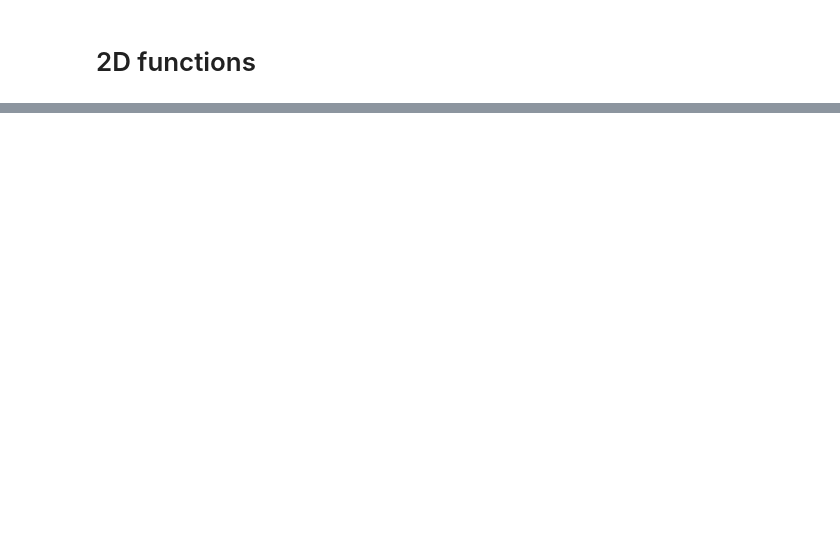
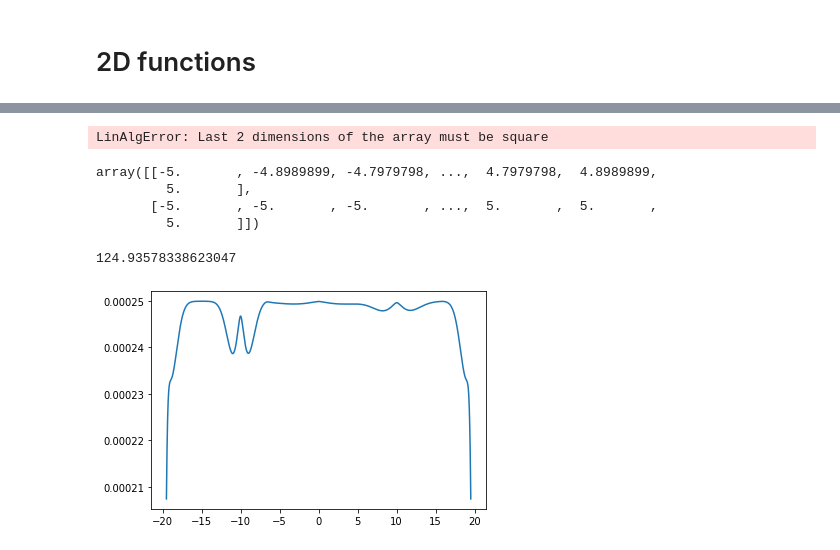
Before and after one commit to daniellengyel/shallow_minima, a Jupyter notebook: Different Functions.ipynb, the cells around one changed output, grey strips where cells are left out. Cells and saved outputs as stored; diff of their text form; code cells hidden in the pictures; blank space fills up the shorter version.

```diff
--- a/Different Functions.ipynb
+++ b/Different Functions.ipynb
@@ -114,3 +134,14 @@ fig.show()
 # %% [output]
 [interactive output not drawn]
 [interactive output not drawn]
+# %%
+U(inp)
+# %% [output]
+LinAlgError: Last 2 dimensions of the array must be square
+# %%
+inp
+# %% [output]
+array([[-5.       , -4.8989899, -4.7979798, ...,  4.7979798,  4.8989899,
+         5.       ],
+       [-5.       , -5.       , -5.       , ...,  5.       ,  5.       ,
+         5.       ]])
@@ -116,0 +150,59 @@ fig.show()
+# %%
+x_low, x_high, t_low, t_high = -20, 20, 0, 4 # closed interval for spatial and time
+delta_x, delta_t = 0.005, 0.000001 # number of points to approximate
+sig = 1
+
+process = {"potential_function": {"name": "gaussian", "params": [[-10, 1, -2], [0, 10, -1], [10, 3, 1], [-20, 1, 3], [20, 1, 3]]}}
+
+
+
+num_x, num_t = (x_high - x_low)/float(delta_x), (t_high - t_low)/float(delta_t)
+# assert (x_high - x_low) // delta_x == num_x
+# assert (t_high - t_low) // delta_t == num_t
+
+num_x, num_t = int(num_x) + 1, int(num_t) + 1
+u_start = lambda x: 1/float(num_x)
+
+# get potential_function and gradient
+# U, grad_U = lambda inp: inp[0]**2, lambda inp: 2 * inp
+U, grad_U = utils.get_potential(process)
+
+# init u
+u = [np.array([u_start(delta_x * i) for i in range(num_x)])] # 1D is time and rest are space
+
+V = lambda x: np.linalg.norm(grad_U(np.array([[x]])), axis=0)
+
+# create forward matrix
+forward_matrix = []
+
+a = time.time()
+assert num_x > 3
+for i in range(num_x):
+    curr_x = x_low + delta_x * i
+    b = grad_U(np.array([[curr_x]]))[0][0]
+
+    row = [sig**2 / 2. * delta_t / (delta_x**2) - delta_t*b / (2 * delta_x), - sig**2/2. * 2*delta_t/(delta_x ** 2) - delta_t*V(curr_x)[0] + 1,
+     delta_t * b / (2. * delta_x) + sig**2 / 2. * delta_t / (delta_x**2)]
+
+    padded_row = [0] * i + row + [0]*(num_x - (i + 1))
+    forward_matrix.append(padded_row[1:-1])
+
+forward_matrix = np.array(forward_matrix)
+
+print(time.time() - a)
+
+for t in range(num_t):
+    u_next = forward_matrix.dot(u[-1])
+    u.append(u_next)
+
+print(time.time() - a)
+# %% [output]
+124.93578338623047
+# %%
+X = np.linspace(-20, 20, num_x)[50: -50]
+Y = u[2000][50: -50]
+
+plt.plot(X, Y)
+plt.show()
+# %% [output]
+[figure, added]
```
Also changed, not shown: parts of 7 cells of this notebook, 1 other file.
